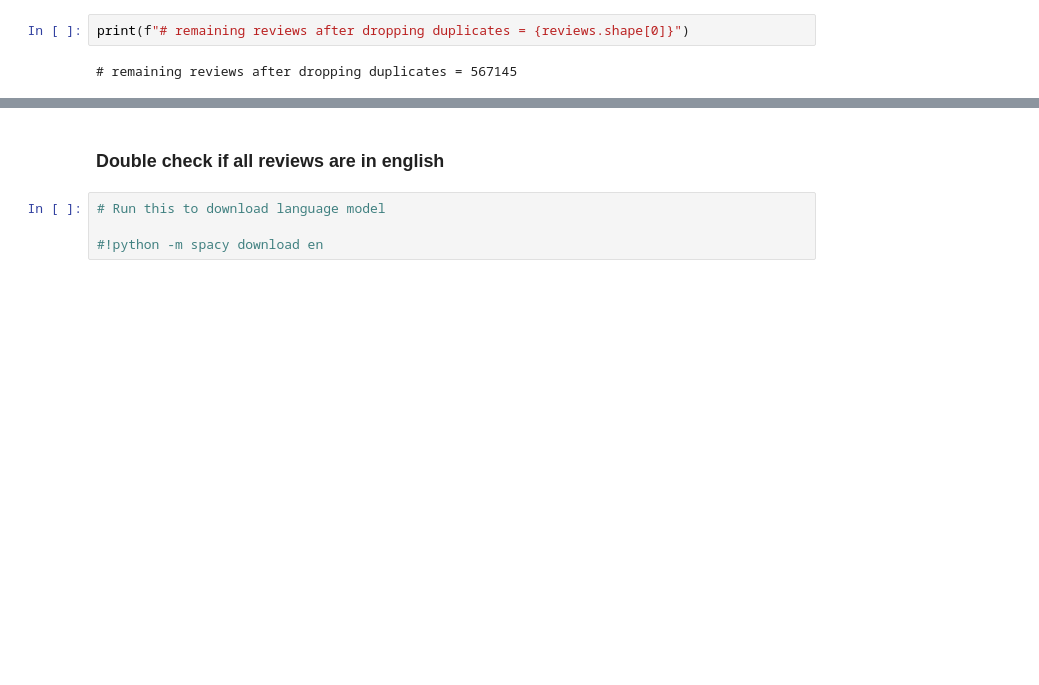
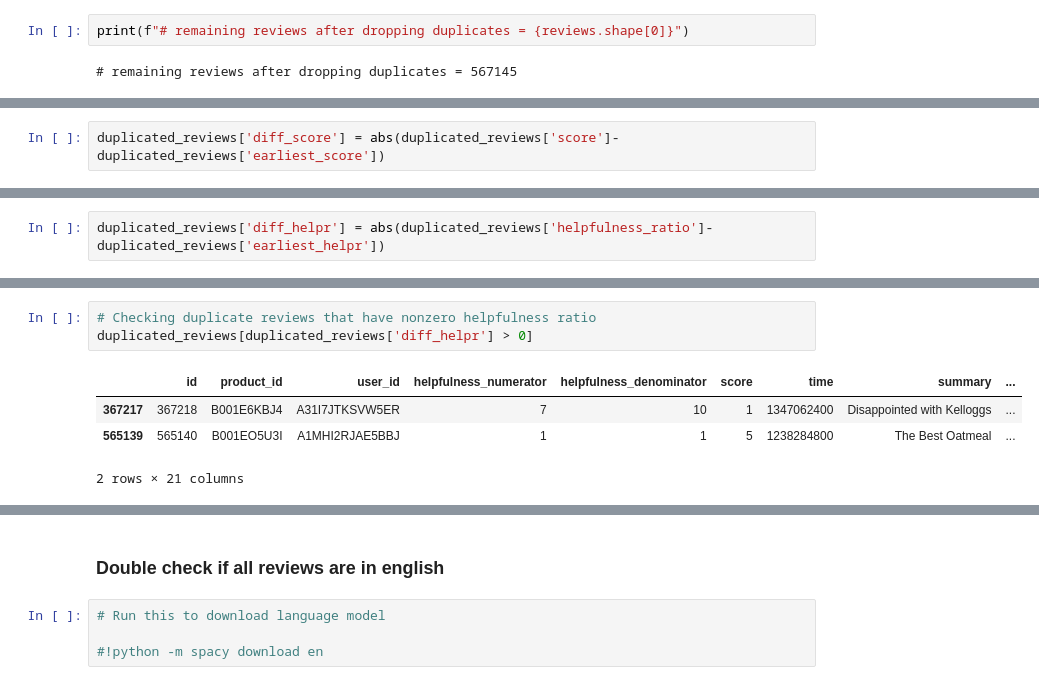
Before and after one commit to SophiaBouchama/review-analysis-teamc, a Jupyter notebook: code/preprocessing.ipynb, the cells around one changed output, grey strips where cells are left out. Drawn from its saved outputs; the diff is of its cells as text; blank space fills up the shorter version.

```diff
--- a/code/preprocessing.ipynb
+++ b/code/preprocessing.ipynb
@@ -215,0 +359,2 @@ print(f"# remaining reviews after dropping duplicates = {reviews.shape[0]}")
+# %%
+duplicated_reviews['diff_score'] = abs(duplicated_reviews['score']-duplicated_reviews['earliest_score'])
@@ -215,0 +366,2 @@ print(f"# remaining reviews after dropping duplicates = {reviews.shape[0]}")
+# %%
+duplicated_reviews['diff_helpr'] = abs(duplicated_reviews['helpfulness_ratio']-duplicated_reviews['earliest_helpr'])
@@ -215,0 +386,8 @@ print(f"# remaining reviews after dropping duplicates = {reviews.shape[0]}")
+# %%
+# Checking duplicate reviews that have nonzero helpfulness ratio
+duplicated_reviews[duplicated_reviews['diff_helpr'] > 0]
+# %% [output]
+|  | id | product_id | user_id | helpfulness_numerator | helpfulness_denominator | score | time | summary | ... |
+| 367217 | 367218 | B001E6KBJ4 | A31I7JTKSVW5ER | 7 | 10 | 1 | 1347062400 | Disappointed with Kelloggs | ... |
+| 565139 | 565140 | B001EO5U3I | A1MHI2RJAE5BBJ | 1 | 1 | 5 | 1238284800 | The Best Oatmeal | ... |
+2 rows × 21 columns
```
Also changed, not shown: parts of 53 cells of this notebook.
